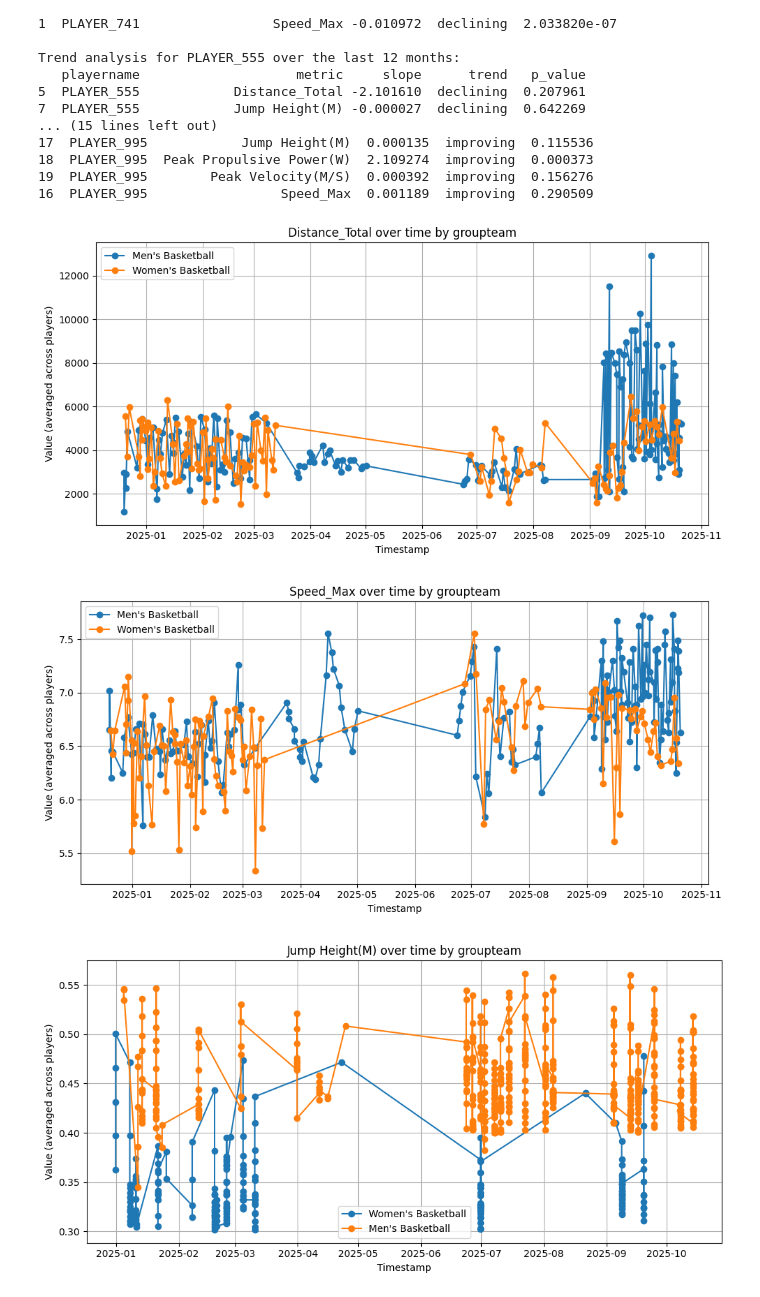
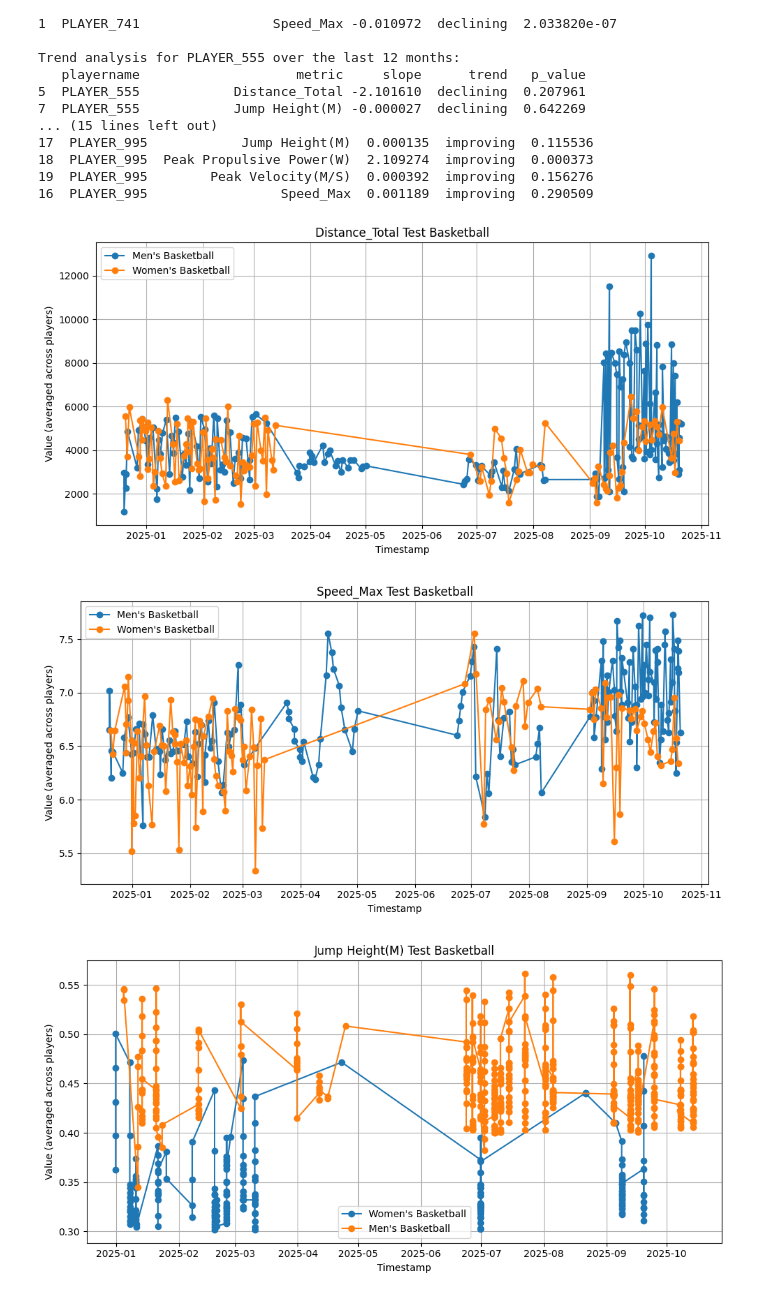
Before and after one commit to briggsprashar/sports_metric_analysis, a Jupyter notebook: scripts/part3.1_viz_individual.ipynb, the cells around one changed output. Cells and saved outputs as stored; diff of their text form; code cells hidden in the pictures.

```diff
--- a/scripts/part3.1_viz_individual.ipynb
+++ b/scripts/part3.1_viz_individual.ipynb
@@ -532,34 +532,34 @@ players_df['value'] = players_df['value'].astype(float)
 players_df['timestamp'] = pd.to_datetime(players_df['timestamp'], errors='coerce')
 players_df = players_df.dropna(subset=['timestamp'])
 
 current_date = pd.Timestamp.today()
 cutoff_date = current_date - pd.DateOffset(years=1)
 players_df = players_df[players_df['timestamp'] >= cutoff_date]
 
 metrics = players_df['metric'].unique()
 
 for metric in metrics:
     metric_df = players_df[players_df['metric'] == metric]
     plt.figure(figsize=(10, 5))
 
     grouped = (
         metric_df.groupby(['timestamp', 'groupteam'])['value']
         .mean()
         .reset_index()
     )
 
     for team in grouped['groupteam'].unique():
         team_df = grouped[grouped['groupteam'] == team]
         plt.plot(team_df['timestamp'], team_df['value'], marker='o', label=team)
 
-    plt.title(f"{metric} over time by groupteam")
+    plt.title(f"{metric} Test Basketball")
     plt.xlabel("Timestamp")
     plt.ylabel("Value (averaged across players)")
     plt.legend()
     plt.grid(True)
     plt.tight_layout()
     plt.show()
 # %% [output]
-[figure, old version]
+[figure, new version]
-[figure, old version]
+[figure, new version]
-[figure, old version]
+[figure, new version]
```
Also changed, not shown: parts of 1 cell of this notebook, 1 other file.
